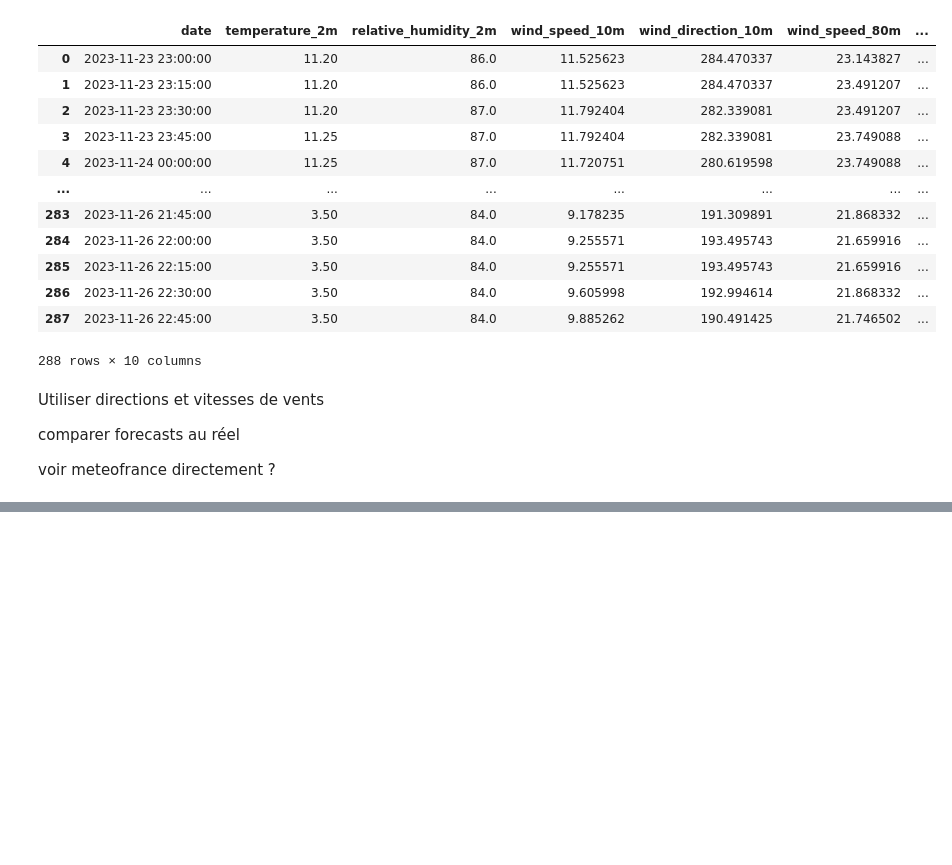
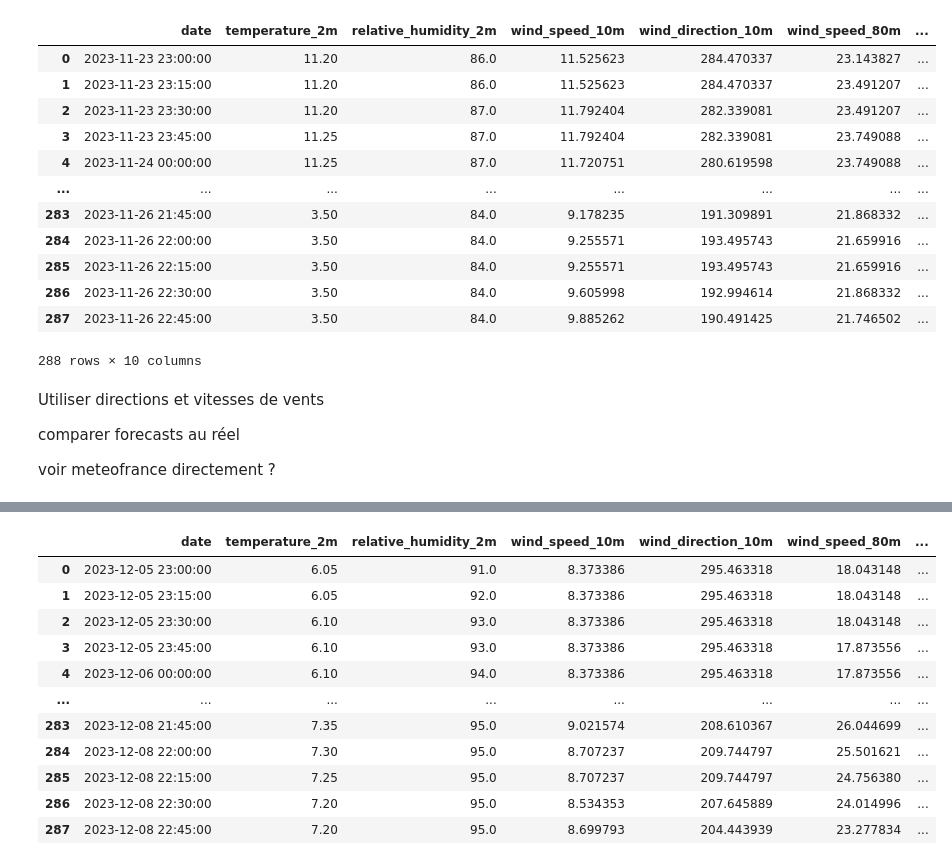
Before and after one commit to ESMEAirPollutionPrediction/WeatherData, a Jupyter notebook: notebooks/open-meteo-API.ipynb, the cells around one changed output, grey strips where cells are left out. Cells and saved outputs as stored; diff of their text form; code cells hidden in the pictures; blank space fills up the shorter version.

```diff
--- a/notebooks/open-meteo-API.ipynb
+++ b/notebooks/open-meteo-API.ipynb
@@ -226,0 +229,85 @@ voir meteofrance directement ?
+# %%
+# Setup the Open-Meteo API client with cache and retry on error
+cache_session = requests_cache.CachedSession('.cache', expire_after=3600)
+retry_session = retry(cache_session, retries=5, backoff_factor=0.2)
+openmeteo = openmeteo_requests.Client(session=retry_session)
+
+# Make sure all required weather variables are listed here
+# The order of variables in hourly or daily is important to assign them correctly below
+url = "https://api.open-meteo.com/v1/forecast"
+params = {
+        "latitude": 48.81452162820077,
+        "longitude": 2.3948078406657114,
+        "hourly": ["temperature_2m",
+                "relative_humidity_2m",
+                "wind_speed_10m",
+                "wind_direction_10m",
+                "wind_speed_80m",
+                "wind_direction_80m",
+                "apparent_temperature",
+                "pressure_msl",
+                "cloud_cover",
+                "precipitation",
+                "weather_code"
+                ],
+        "minutely_15": ["temperature_2m",
+                "relative_humidity_2m",
+                "wind_speed_10m",
+                "wind_direction_10m",
+                "wind_speed_80m",
+                "wind_direction_80m",
+                "apparent_temperature",
+                # "cloud_cover",
+                "precipitation",
+                "weather_code"
+                ],
+        "timezone": "auto"
+}
+responses = openmeteo.weather_api(url, params=params)
+
+# Process first location. Add a for-loop for multiple locations or weather models
+for response in responses[:1]:
+        minutely = response.Minutely15()
+        minutely_data = {
+        "date": pd.date_range(
+                start=pd.to_datetime(minutely.Time(), unit = "s"),
+                end=pd.to_datetime(minutely.TimeEnd(), unit = "s"),
+                freq=pd.Timedelta(seconds=minutely.Interval()),
+                inclusive="left"
+                )
+        }
+        for i in range(minutely.VariablesLength()):  # Iterating through all the variables in params["hourly"]
+                minutely_data[params["minutely_15"][i]] = minutely.Variables(i).ValuesAsNumpy()
+
+        minutely_dataframe = pd.DataFrame(data=minutely_data)
+
+        hourly = response.Hourly()
+
+        hourly_data = {
+        "date": pd.date_range(
+                start=pd.to_datetime(hourly.Time(), unit = "s"),
+                end=pd.to_datetime(hourly.TimeEnd(), unit = "s"),
+                freq=pd.Timedelta(seconds=hourly.Interval()),
+                inclusive="left"
+                )
+        }
+        for i in range(hourly.VariablesLength()):  # Iterating through all the variables in params["hourly"]
+                hourly_data[params["hourly"][i]] = hourly.Variables(i).ValuesAsNumpy()
+
+        hourly_dataframe = pd.DataFrame(data=hourly_data)
+
+        display(minutely_dataframe)
+        display(hourly_dataframe)
+# %% [output]
+|  | date | temperature_2m | relative_humidity_2m | wind_speed_10m | wind_direction_10m | wind_speed_80m | ... |
+| 0 | 2023-12-05 23:00:00 | 6.05 | 91.0 | 8.373386 | 295.463318 | 18.043148 | ... |
+| 1 | 2023-12-05 23:15:00 | 6.05 | 92.0 | 8.373386 | 295.463318 | 18.043148 | ... |
+| 2 | 2023-12-05 23:30:00 | 6.10 | 93.0 | 8.373386 | 295.463318 | 18.043148 | ... |
+| 3 | 2023-12-05 23:45:00 | 6.10 | 93.0 | 8.373386 | 295.463318 | 17.873556 | ... |
+| 4 | 2023-12-06 00:00:00 | 6.10 | 94.0 | 8.373386 | 295.463318 | 17.873556 | ... |
+| ... | ... | ... | ... | ... | ... | ... | ... |
+| 283 | 2023-12-08 21:45:00 | 7.35 | 95.0 | 9.021574 | 208.610367 | 26.044699 | ... |
+| 284 | 2023-12-08 22:00:00 | 7.30 | 95.0 | 8.707237 | 209.744797 | 25.501621 | ... |
+| 285 | 2023-12-08 22:15:00 | 7.25 | 95.0 | 8.707237 | 209.744797 | 24.756380 | ... |
+| 286 | 2023-12-08 22:30:00 | 7.20 | 95.0 | 8.534353 | 207.645889 | 24.014996 | ... |
+| 287 | 2023-12-08 22:45:00 | 7.20 | 95.0 | 8.699793 | 204.443939 | 23.277834 | ... |
```
Also changed, not shown: parts of 3 cells of this notebook, 6 other files.
